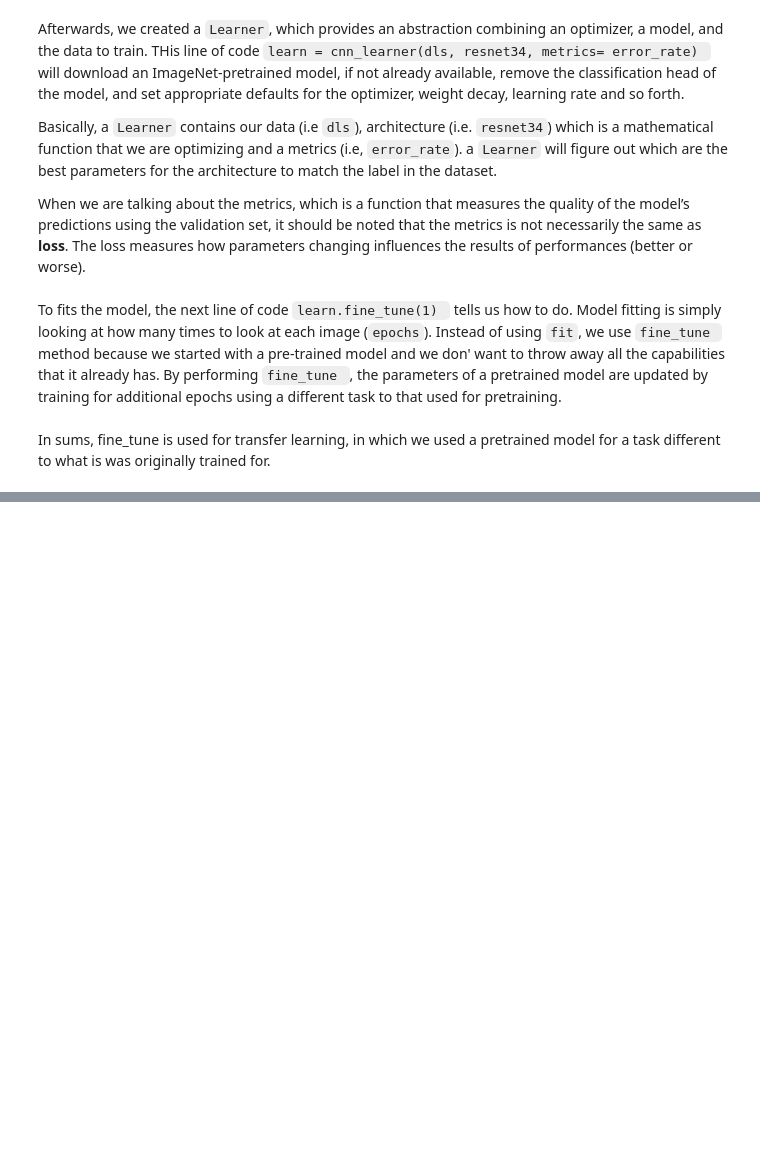
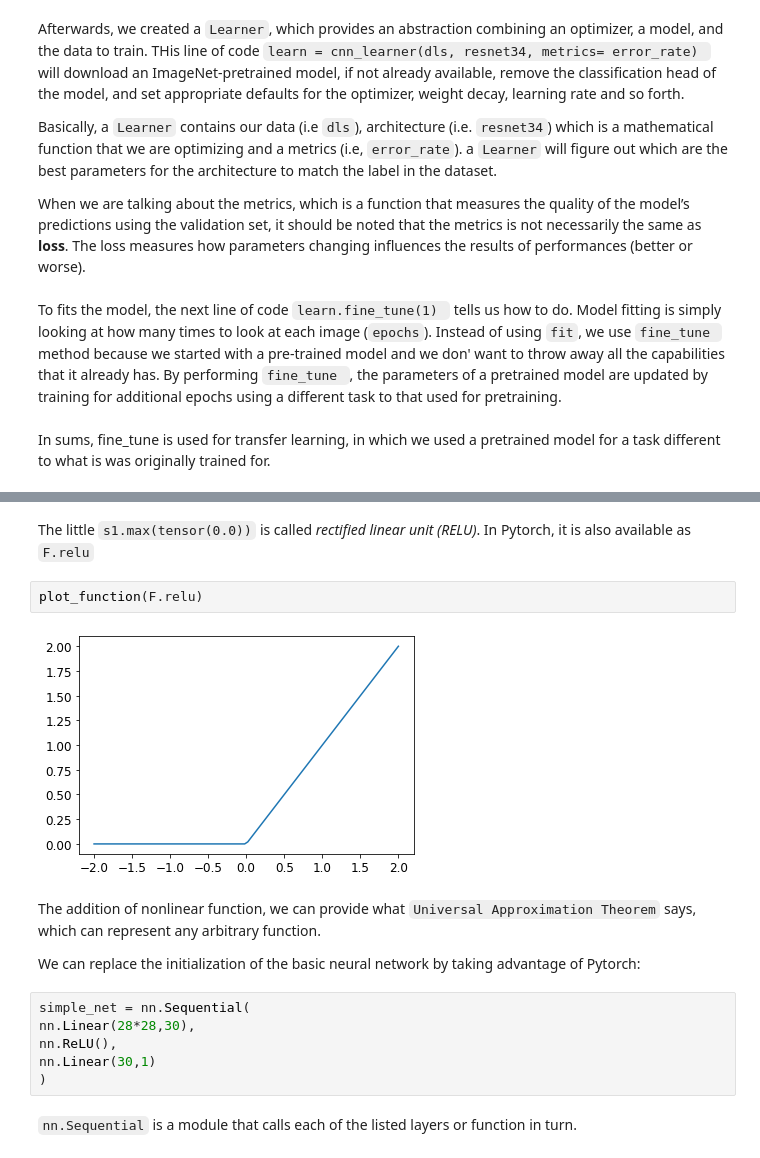
Before and after one commit to dnlam/fastblog, a Jupyter notebook: _notebooks/2022-03-17_intro_fastai.ipynb, the cells around one changed output, grey strips where cells are left out. Saved outputs shown, nothing was run; the diff lists cells and outputs as text; blank space fills up the shorter version.

````diff
--- a/_notebooks/2022-03-17_intro_fastai.ipynb
+++ b/_notebooks/2022-03-17_intro_fastai.ipynb
@@ -78,0 +526,18 @@ In sums, fine_tune is used for transfer learning, in which we used a pretrained
+# %% [markdown]
+The little ```s1.max(tensor(0.0))``` is called <i> rectified linear unit (RELU)</i>. In Pytorch, it is also available as ```F.relu```
+# %%
+plot_function(F.relu)
+# %% [output]
+[figure, added]
+# %% [markdown]
+The addition of nonlinear function, we can provide what ```Universal Approximation Theorem``` says, which can represent any arbitrary function.
+
+We can replace the initialization of the basic neural network by taking advantage of Pytorch:
+# %%
+simple_net = nn.Sequential(
+nn.Linear(28*28,30),
+nn.ReLU(),
+nn.Linear(30,1)
+)
+# %% [markdown]
+```nn.Sequential``` is a module that calls each of the listed layers or function in turn.
````
Also changed, not shown: parts of 100 cells of this notebook, 3 other files.
